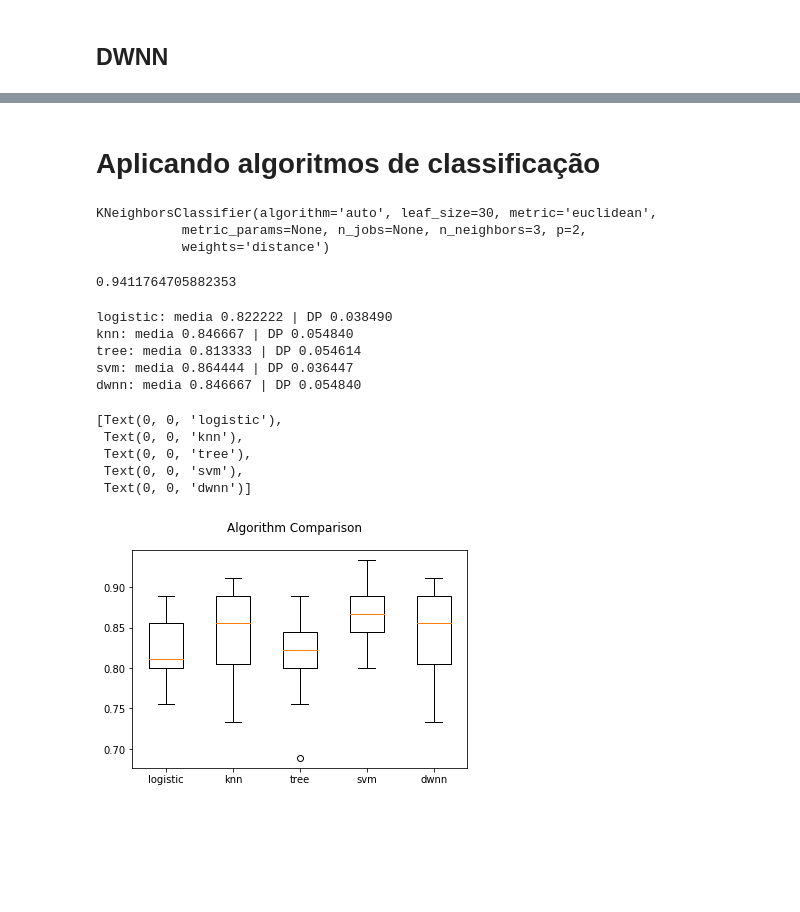
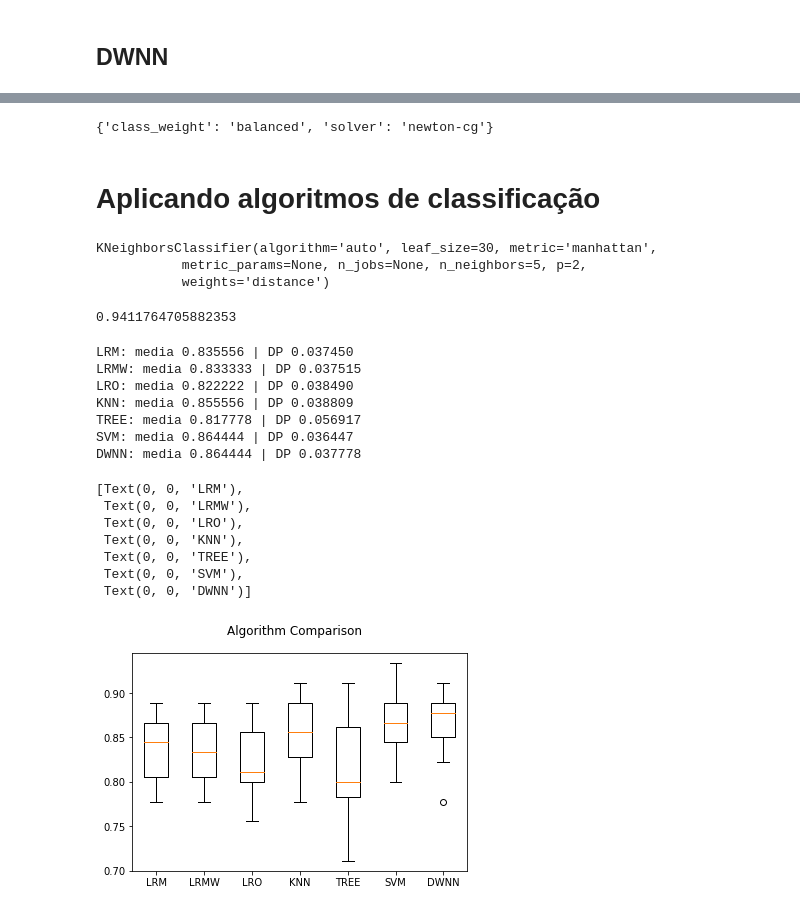
Before and after one commit to luana-martins/Machine-Learning, a Jupyter notebook: src/pre-processamento.ipynb, the cells around one changed output, grey strips where cells are left out. Cells and saved outputs as stored; diff of their text form; code cells hidden in the pictures; blank space fills up the shorter version.

```diff
--- a/src/pre-processamento.ipynb
+++ b/src/pre-processamento.ipynb
@@ -197,12 +219,21 @@ takeBestParams(dwnn, param_grid)
+# %%
+# Criando um novo modelo Logistic Regression
+logRegressionMultinomial = LogisticRegression(multi_class='multinomial')
+# Dicionario contendo o parametro que queremos testar
+# Solver: algoritmo a ser usado no problema de otimização
+param_grid = {'solver': ['newton-cg', 'sag', 'saga', 'lbfgs']}
+takeBestParams(logRegressionMultinomial, param_grid)
+# %% [output]
+{'class_weight': 'balanced', 'solver': 'newton-cg'}
 # %% [markdown]
 # Aplicando algoritmos de classificação
 # %%
-lazy = KNeighborsClassifier(n_neighbors = 1, weights="distance", metric="euclidean")
+lazy = KNeighborsClassifier(n_neighbors = 5, weights="distance", metric="manhattan")
 # %%
 lazy.fit(X_train, y_train)
 # %% [output]
-KNeighborsClassifier(algorithm='auto', leaf_size=30, metric='euclidean',
-           metric_params=None, n_jobs=None, n_neighbors=3, p=2,
+KNeighborsClassifier(algorithm='auto', leaf_size=30, metric='manhattan',
+           metric_params=None, n_jobs=None, n_neighbors=5, p=2,
            weights='distance')
 # %%
 lazy.score(X_test, y_test)
@@ -212,52 +243,59 @@ lazy.score(X_test, y_test)
 from sklearn.ensemble import VotingClassifier
 from sklearn import model_selection
 from sklearn.ensemble import BaggingClassifier
-from sklearn.linear_model import LogisticRegression
 from sklearn.tree import DecisionTreeClassifier
 from sklearn.svm import SVC
 
 # Preparando os modelos
 kfold = model_selection.KFold(n_splits=10, random_state=23)
 estimators = []
-model1 = LogisticRegression()
-estimators.append(('logistic', model1))
-model2 = KNeighborsClassifier(n_neighbors = 1, metric="manhattan")
-estimators.append(('knn', model2))
-model3 = DecisionTreeClassifier()
-estimators.append(('tree', model3))
-model4 = SVC()
-estimators.append(('svm', model4))
-model5 = KNeighborsClassifier(n_neighbors = 1, weights="distance", metric="manhattan")
-estimators.append(('dwnn', model5))
+model1 = LogisticRegression(multi_class='multinomial', solver="newton-cg")
+estimators.append(('LRM', model1))
+model2 = LogisticRegression(multi_class='multinomial', solver="newton-cg", class_weight="balanced")
+estimators.append(('LRMW', model2))
+model3 = LogisticRegression(multi_class='ovr')
+estimators.append(('LRO', model3))
+model4 = KNeighborsClassifier(n_neighbors = 5, metric="manhattan")
+estimators.append(('KNN', model4))
+model5 = DecisionTreeClassifier()
+estimators.append(('TREE', model5))
+model6 = SVC()
+estimators.append(('SVM', model6))
+model7 = KNeighborsClassifier(n_neighbors = 5, weights="distance", metric="manhattan")
+estimators.append(('DWNN', model7))
 
 #ensemble = VotingClassifier(estimators)
 #results = model_selection.cross_val_score(ensemble, X_train, y_train, cv=kfold)
 
 # Verificando score de todos so modelos
 results = []
 names = []
 for name, model in estimators:
     kfold = model_selection.KFold(n_splits=10, random_state=23)
     cv_results = model_selection.cross_val_score(model, X_train, y_train, cv=kfold)
     results.append(cv_results)
     names.append(name)
     print("%s: media %f | DP %f" % (name, cv_results.mean(), cv_results.std()))
 
 # Plotando boxplot dos resultados
 fig = plt.figure()
 fig.suptitle('Algorithm Comparison')
 ax = fig.add_subplot(111)
 plt.boxplot(results)
 ax.set_xticklabels(names)
 # %% [output]
-logistic: media 0.822222 | DP 0.038490
-knn: media 0.846667 | DP 0.054840
-tree: media 0.813333 | DP 0.054614
-svm: media 0.864444 | DP 0.036447
-dwnn: media 0.846667 | DP 0.054840
+LRM: media 0.835556 | DP 0.037450
+LRMW: media 0.833333 | DP 0.037515
+LRO: media 0.822222 | DP 0.038490
+KNN: media 0.855556 | DP 0.038809
+TREE: media 0.817778 | DP 0.056917
+SVM: media 0.864444 | DP 0.036447
+DWNN: media 0.864444 | DP 0.037778
-[Text(0, 0, 'logistic'),
- Text(0, 0, 'knn'),
- Text(0, 0, 'tree'),
- Text(0, 0, 'svm'),
- Text(0, 0, 'dwnn')]
+[Text(0, 0, 'LRM'),
+ Text(0, 0, 'LRMW'),
+ Text(0, 0, 'LRO'),
+ Text(0, 0, 'KNN'),
+ Text(0, 0, 'TREE'),
+ Text(0, 0, 'SVM'),
+ Text(0, 0, 'DWNN')]
-[figure, old version]
+[figure, new version]
```
Also changed, not shown: parts of 8 cells of this notebook.
